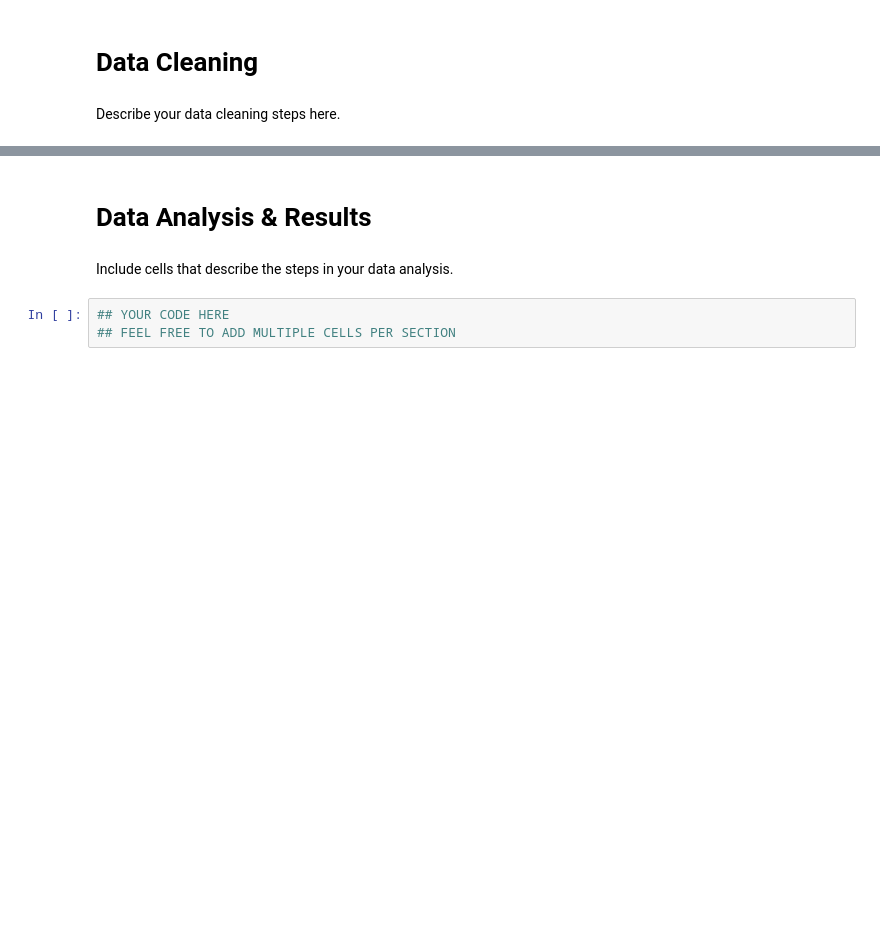
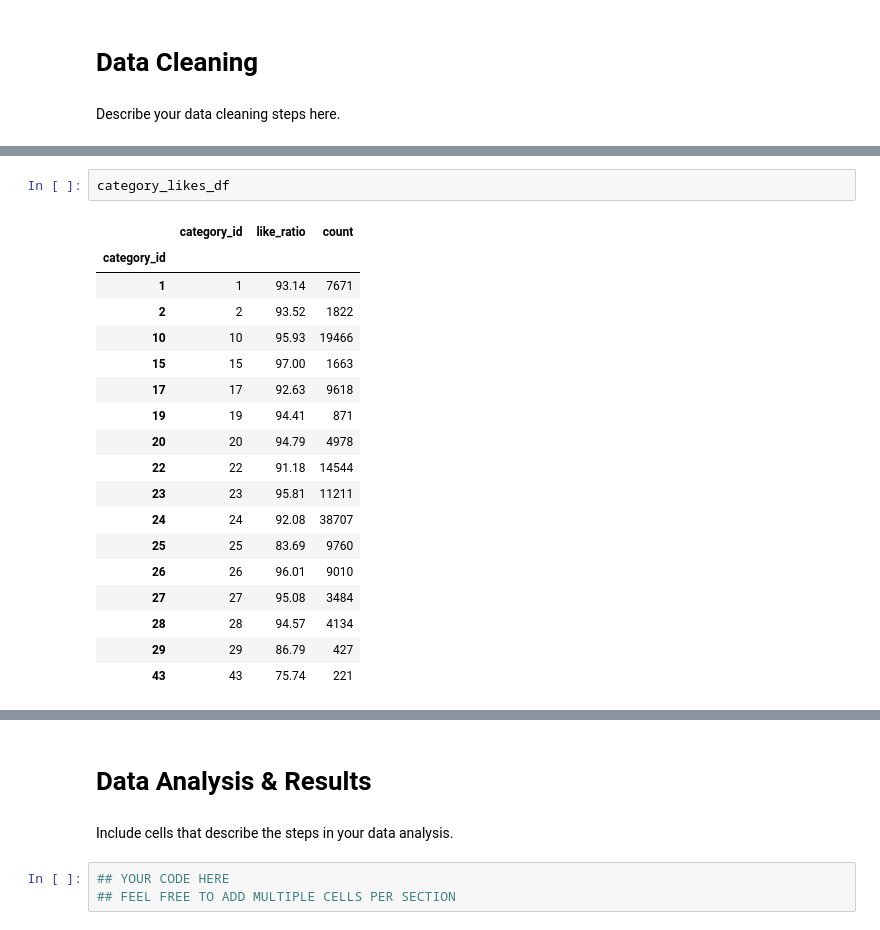
Before and after one commit to YuechenL/COGS108FinalProject, a Jupyter notebook: FinalProject.ipynb, the cells around one changed output, grey strips where cells are left out. Saved outputs shown, nothing was run; the diff lists cells and outputs as text; blank space fills up the shorter version.

```diff
--- a/FinalProject.ipynb
+++ b/FinalProject.ipynb
@@ -64,0 +153,21 @@ Describe your data cleaning steps here.
+# %%
+category_likes_df
+# %% [output]
+|  | category_id | like_ratio | count |
+| category_id |  |  |  |
+| 1 | 1 | 93.14 | 7671 |
+| 2 | 2 | 93.52 | 1822 |
+| 10 | 10 | 95.93 | 19466 |
+| 15 | 15 | 97.00 | 1663 |
+| 17 | 17 | 92.63 | 9618 |
+| 19 | 19 | 94.41 | 871 |
+| 20 | 20 | 94.79 | 4978 |
+| 22 | 22 | 91.18 | 14544 |
+| 23 | 23 | 95.81 | 11211 |
+| 24 | 24 | 92.08 | 38707 |
+| 25 | 25 | 83.69 | 9760 |
+| 26 | 26 | 96.01 | 9010 |
+| 27 | 27 | 95.08 | 3484 |
+| 28 | 28 | 94.57 | 4134 |
+| 29 | 29 | 86.79 | 427 |
+| 43 | 43 | 75.74 | 221 |
```
Also changed, not shown: parts of 15 cells of this notebook.
